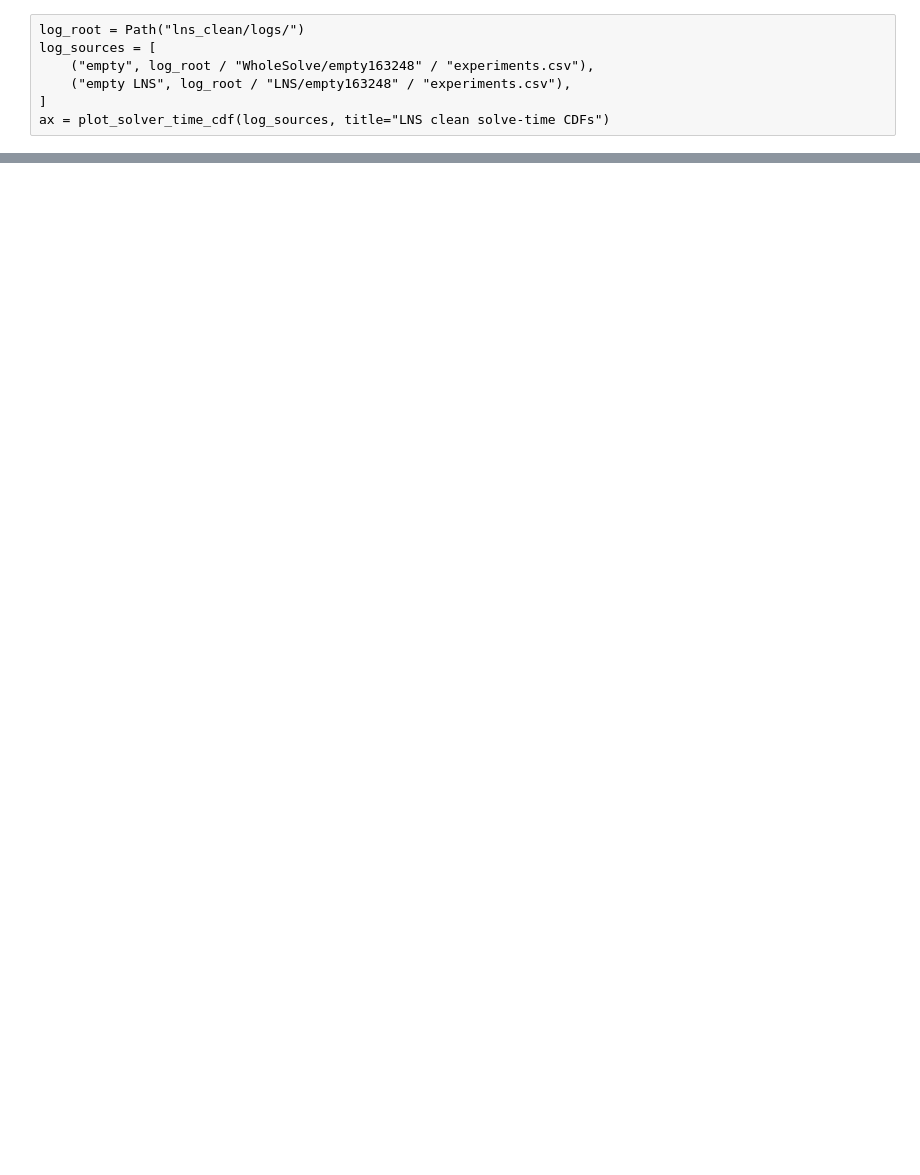
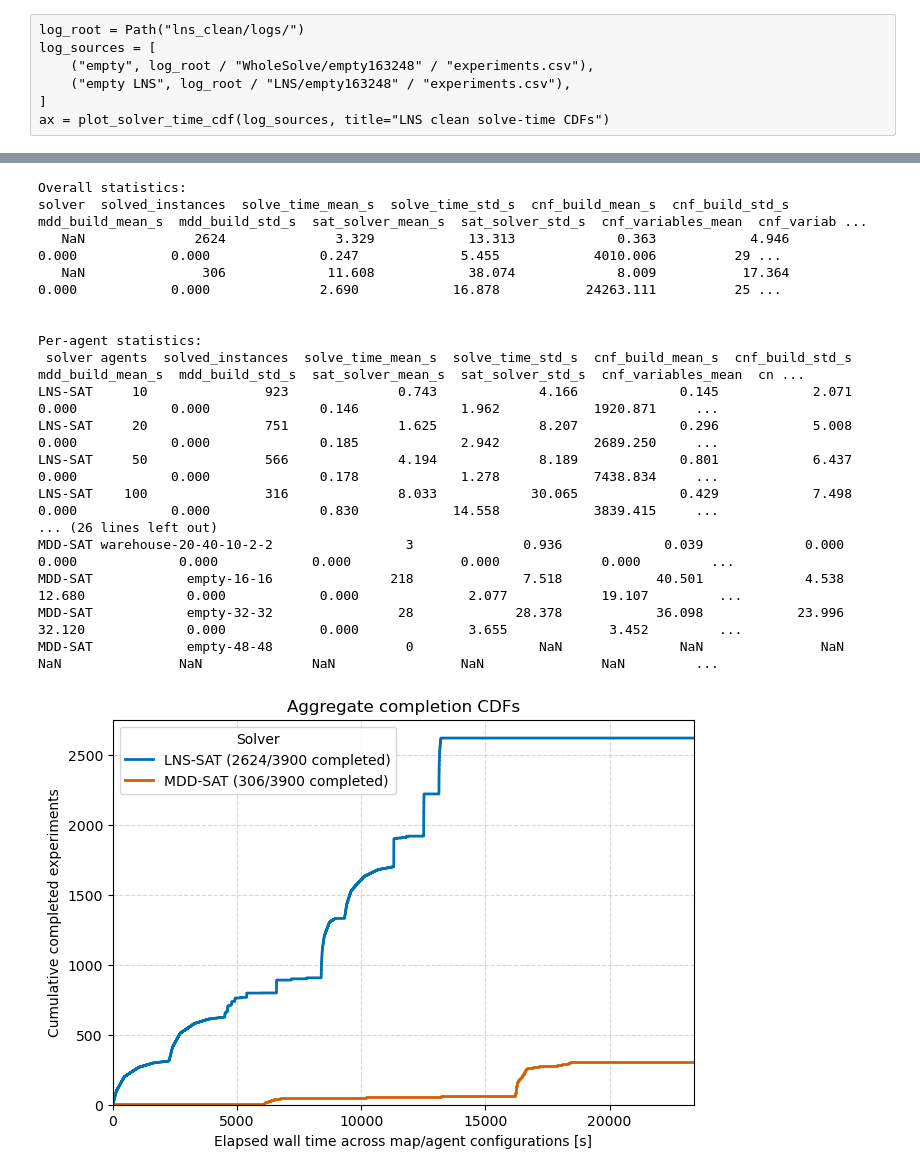
Before and after one commit to Maximusprime3/MAPF_LNS_SAT, a Jupyter notebook: Untitled.ipynb, the cells around one changed output, grey strips where cells are left out. Saved outputs shown, nothing was run; the diff lists cells and outputs as text; code cells hidden in the pictures; blank space fills up the shorter version.

```diff
--- a/Untitled.ipynb
+++ b/Untitled.ipynb
@@ -49,0 +134,30 @@ ax = plot_solver_time_cdf(
+# %%
+ from pathlib import Path
+from Analysis.plot_solver_aggregate_cdfs import plot_solver_aggregate_cdfs
+
+results = plot_solver_aggregate_cdfs(
+    {
+        "LNS-SAT": [Path("lns_clean/logs/LNS")],
+        "MDD-SAT": [Path("lns_clean/logs/WholeSolve")],
+    },
+    title_overall="Aggregate completion CDFs",
+)
+# %% [output]
+Overall statistics:
+solver  solved_instances  solve_time_mean_s  solve_time_std_s  cnf_build_mean_s  cnf_build_std_s  mdd_build_mean_s  mdd_build_std_s  sat_solver_mean_s  sat_solver_std_s  cnf_variables_mean  cnf_variab ...
+   NaN              2624              3.329            13.313             0.363            4.946             0.000            0.000              0.247             5.455            4010.006          29 ...
+   NaN               306             11.608            38.074             8.009           17.364             0.000            0.000              2.690            16.878           24263.111          25 ...
+
+
+Per-agent statistics:
+ solver agents  solved_instances  solve_time_mean_s  solve_time_std_s  cnf_build_mean_s  cnf_build_std_s  mdd_build_mean_s  mdd_build_std_s  sat_solver_mean_s  sat_solver_std_s  cnf_variables_mean  cn ...
+LNS-SAT     10               923              0.743             4.166             0.145            2.071             0.000            0.000              0.146             1.962            1920.871     ...
+LNS-SAT     20               751              1.625             8.207             0.296            5.008             0.000            0.000              0.185             2.942            2689.250     ...
+LNS-SAT     50               566              4.194             8.189             0.801            6.437             0.000            0.000              0.178             1.278            7438.834     ...
+LNS-SAT    100               316              8.033            30.065             0.429            7.498             0.000            0.000              0.830            14.558            3839.415     ...
+... (26 lines left out)
+MDD-SAT warehouse-20-40-10-2-2                 3              0.936             0.039             0.000            0.000             0.000            0.000              0.000             0.000         ...
+MDD-SAT            empty-16-16               218              7.518            40.501             4.538           12.680             0.000            0.000              2.077            19.107         ...
+MDD-SAT            empty-32-32                28             28.378            36.098            23.996           32.120             0.000            0.000              3.655             3.452         ...
+MDD-SAT            empty-48-48                 0                NaN               NaN               NaN              NaN               NaN              NaN                NaN               NaN         ...
+[figure, added]
```
Also changed, not shown: parts of 11 cells of this notebook, 13 other files.
